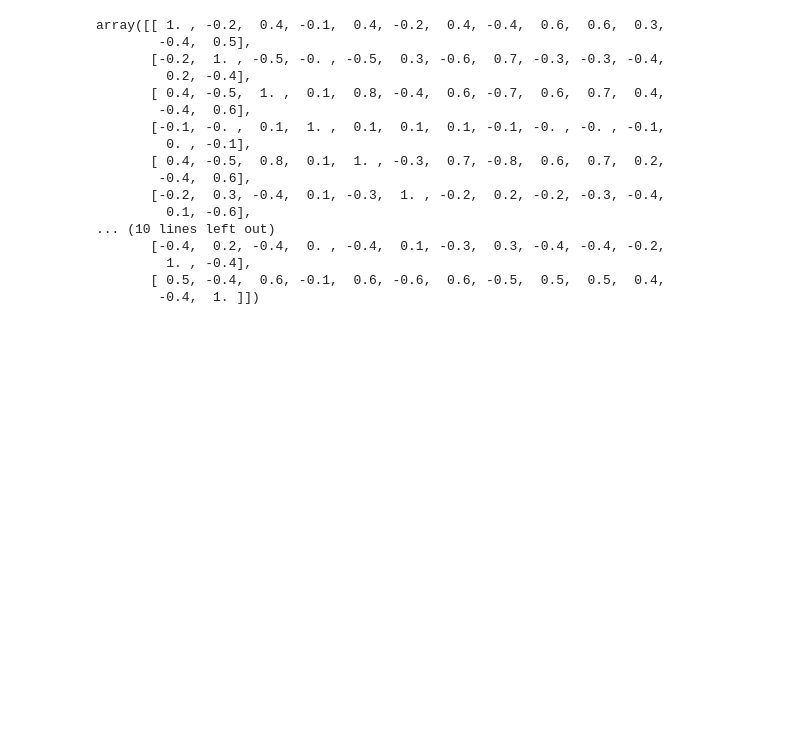
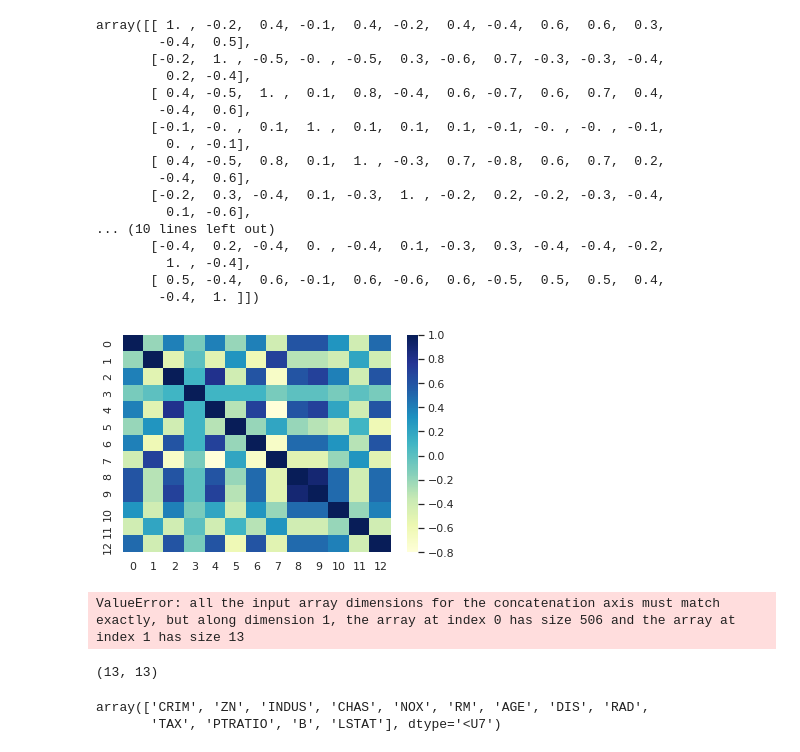
Before and after one commit to ducksfrogs/numpy_data_ana, a Jupyter notebook: jup/Boston2.ipynb, the cells around one changed output. Cells and saved outputs as stored; diff of their text form; code cells hidden in the pictures; blank space fills up the shorter version.

```diff
--- a/jup/Boston2.ipynb
+++ b/jup/Boston2.ipynb
@@ -4,7 +4,7 @@ from sklearn.datasets import load_boston
 from scipy import stats
 dataset = load_boston()
 
-samples, target = dataset.data, dataset.target
+samples, target, label = dataset.data, dataset.target, dataset.feature_names
 
 CRIM = samples[:,0:1]
 minimum = np.round(np.amin(CRIM), decimals=1)
@@ -88,3 +90,24 @@ array([[ 1. , -0.2,  0.4, -0.1,  0.4, -0.2,  0.4, -0.4,  0.6,  0.6,  0.3,
          1. , -0.4],
        [ 0.5, -0.4,  0.6, -0.1,  0.6, -0.6,  0.6, -0.5,  0.5,  0.5,  0.4,
         -0.4,  1. ]])
+# %%
+import seaborn as sns
+sns.set()
+# %%
+ax = sns.heatmap(CoreelatinCoef_Matrix, cmap="YlGnBu")
+# %% [output]
+[figure, added]
+# %%
+CoreelatinCoef_Matrix2 = np.round(np.corrcoef(samples,label,rowvar=False), decimals=2)
+# %% [output]
+ValueError: all the input array dimensions for the concatenation axis must match exactly, but along dimension 1, the array at index 0 has size 506 and the array at index 1 has size 13
+# %%
+
+CoreelatinCoef_Matrix2.shape
+# %% [output]
+(13, 13)
+# %%
+label
+# %% [output]
+array(['CRIM', 'ZN', 'INDUS', 'CHAS', 'NOX', 'RM', 'AGE', 'DIS', 'RAD',
+       'TAX', 'PTRATIO', 'B', 'LSTAT'], dtype='<U7')
```
Also changed, not shown: parts of 1 cell of this notebook.
